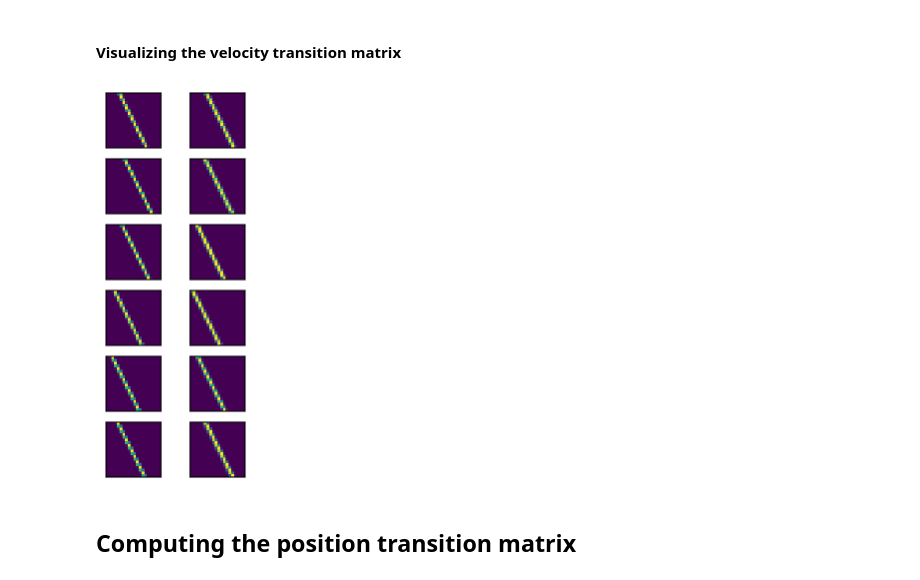
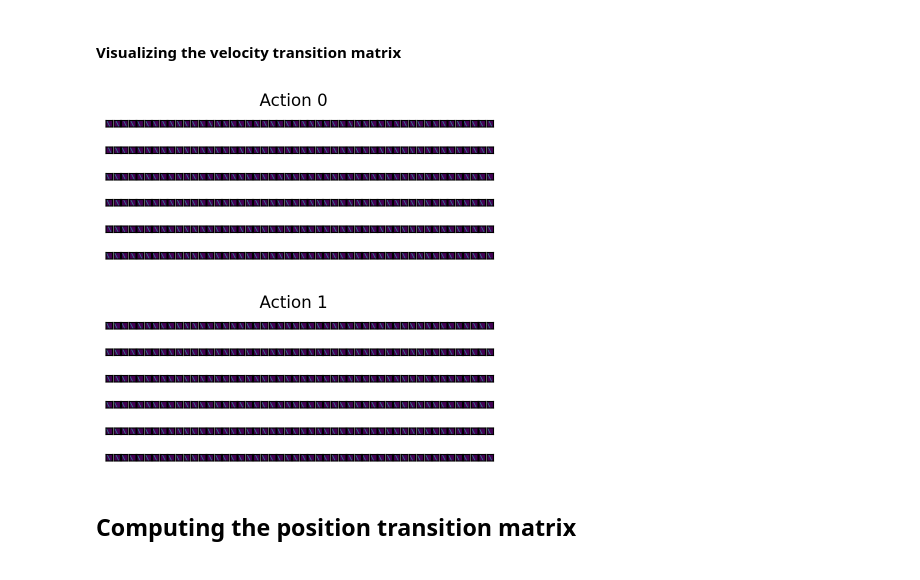
Before and after one commit to AurelienNioche/MAppServer, a Jupyter notebook: demo/the-ball-3.ipynb, the cells around one changed output. Drawn from its saved outputs; the diff is of its cells as text; code cells hidden in the pictures.

```diff
--- a/demo/the-ball-3.ipynb
+++ b/demo/the-ball-3.ipynb
@@ -25,5 +27,10 @@ where $\alpha$ is the amplitude and $l$ is the length scale. We assume that the
     mu: 1D array of shape (m*n,) representing the mean function evaluated at the input grid
     sigma: 2D array of shape (m*n,m*n) representing the covariance matrix
     n_sample: int, number of samples to generate
+# %%
+def rbf(x, alpha=0.05, length=0.1):
+    sqdist = np.sum(x**2, axis=1)[:, None] + np.sum(x**2, axis=1)[None, :] - 2 * np.dot(x, x.T)
+    sigma = alpha**2 * np.exp(-0.5 * sqdist / length**2)
+    return sigma
 # %%
 # Define the input grid
@@ -240,12 +87,11 @@ n_timestep = 6
 n_velocity = 20
 n_action = 2
 n_position = 50
-min_position, max_position = 0.0, 1.1
 
 timestep = np.linspace(0, 1.0, n_timestep)
-velocity = np.linspace(-1., 3.0, n_velocity)
+position = np.linspace(0, 2.0, n_position)
+velocity = np.linspace(0., 4.0, n_velocity)
 action = np.arange(n_action)
-position = np.linspace(min_position, max_position, n_position)
 
 max_velocity = 10.0
 friction_factor = 0.5
@@ -254,7 +100,15 @@ n_sample = 300
 # %% [markdown]
 ## Building the velocity transaction matrix
 # %%
-own_force = sample_own_force(timestep, size=n_sample)
-action_effect = sample_action_effect(timestep, size=n_sample)
+x = np.column_stack([x.ravel() for x in np.meshgrid(timestep, position)])
+
+mu = np.zeros((2, n_timestep*n_position))
+mu[0] = 0.8 + 0.6*np.cos(6*x[:,0] - 2) # + 0.3*np.sin(4*x[:,1] + 3)
+mu[1] = 0.8 + 0.7*np.cos(3*x[:,0] - 4) # + 0.3*np.sin(4*x[:,1] + 3)
+
+force = np.zeros((n_action, n_sample, n_timestep, n_position))
+for i in range(n_action):
+    y = np.random.multivariate_normal(mu[i], rbf(x), size=n_sample)
+    force[i] = y.reshape(n_sample, n_timestep, n_position)
 # %%
 # Compute the 'true' transition probabilities for the velocity
@@ -276,16 +133,22 @@ for v_idx, v in enumerate(velocity):
 # %% [markdown]
 #### Visualizing the velocity transition matrix
 # %%
-fig, axes = plt.subplots(ncols=n_action, nrows=n_timestep, figsize=(2, 5))
-for i in range(n_action):
-    for j in range(n_timestep):
-        ax = axes[j, i]
-        img = transition_velocity_tavv[j, i, :, :]
-        ax.imshow(img, aspect=1)
-        ax.get_xaxis().set_ticks([])
-        ax.axes.get_yaxis().set_ticks([])
+for a_idx in range(n_action):
+    fig, axes = plt.subplots(ncols=n_position, nrows=n_timestep, figsize=(5, 2))
+    for i in range(n_action):
+        for t_idx in range(n_timestep):
+            for p_idx in range(n_position):
+                ax = axes[t_idx, p_idx]
+                img = transition_velocity_tapvv[t_idx, a_idx, p_idx, :, :]
+                ax.imshow(img, aspect=1)
+                ax.get_xaxis().set_ticks([])
+                ax.axes.get_yaxis().set_ticks([])
+
+    fig.suptitle(f"Action {a_idx}")
+    plt.show()
 # %% [output]
-[figure, old version]
+[figure, new version]
+[figure, added]
 # %% [markdown]
 ## Computing the position transition matrix
 # %%
```
Also changed, not shown: parts of 30 cells of this notebook, 1 other file.
